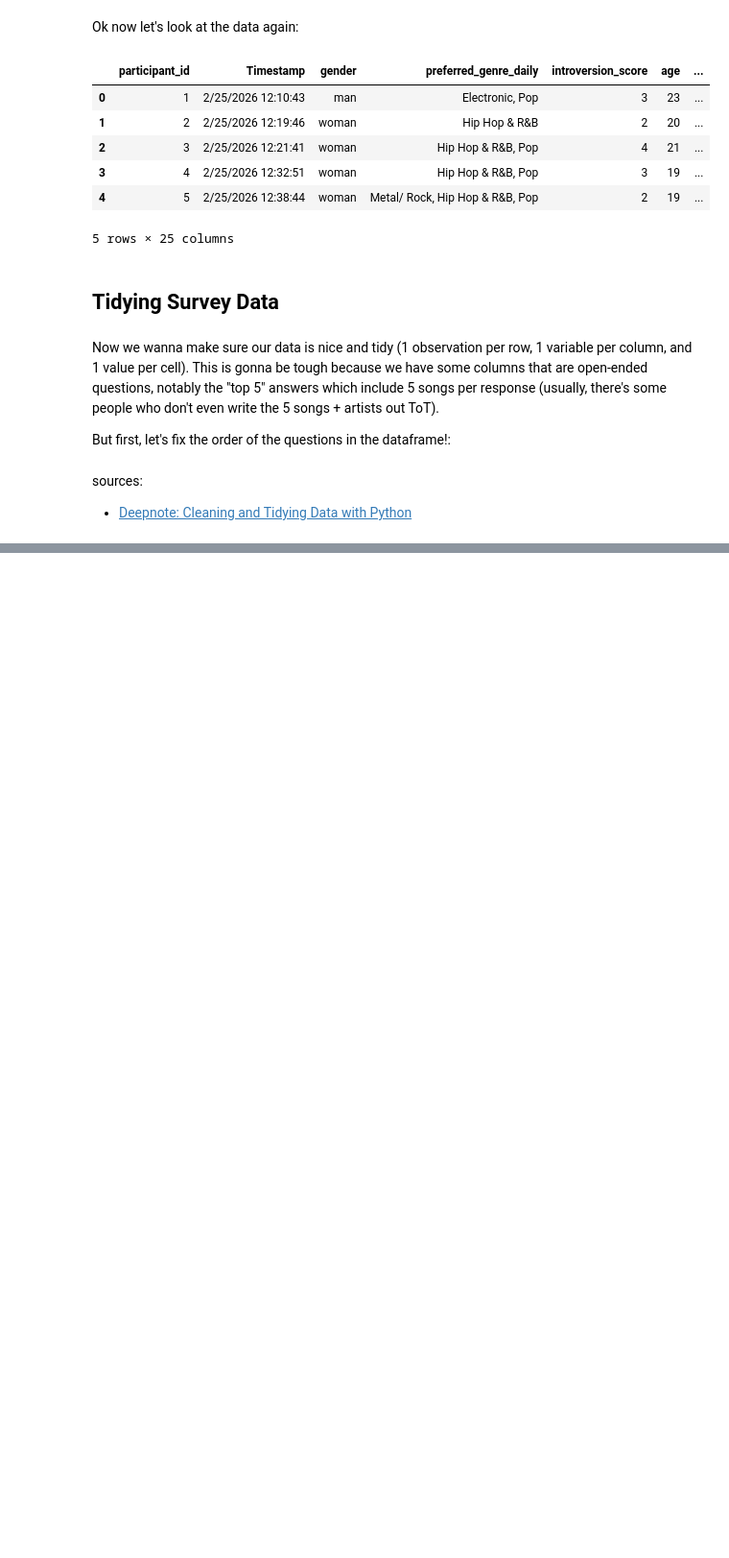
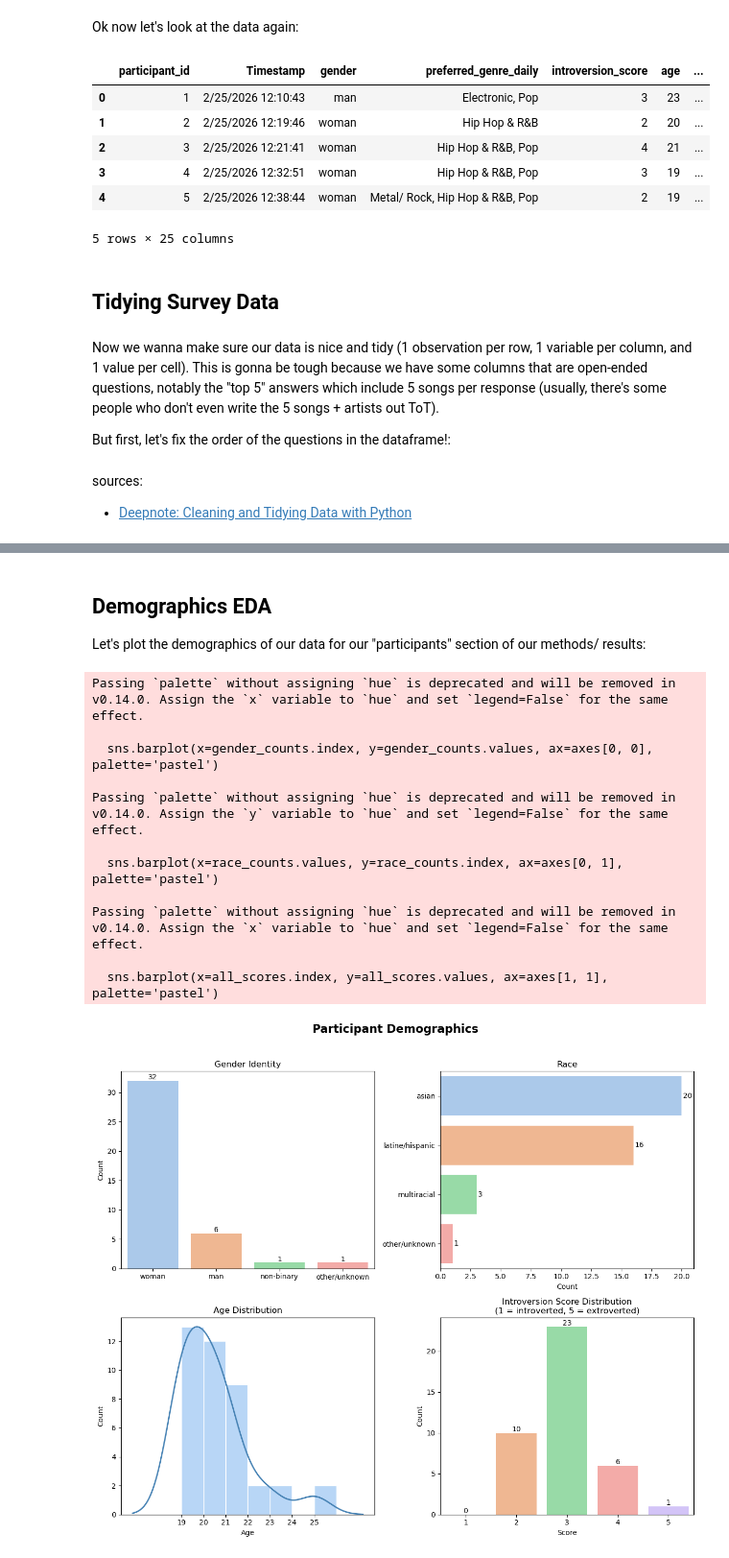
Before and after one commit to aranzahv4/music-motivation-survey-repo, a Jupyter notebook: notebooks/preparing_survey_data.ipynb, the cells around one changed output, grey strips where cells are left out. Shown at 96% size. Cells and saved outputs as stored; diff of their text form; code cells hidden in the pictures; blank space fills up the shorter version.

Commit message:
some EDA
- demographics
- music genre counts

```diff
--- a/notebooks/preparing_survey_data.ipynb
+++ b/notebooks/preparing_survey_data.ipynb
@@ -328,7 +328,7 @@ for gender in survey_clean_df['gender']:
     elif 'genderfluid' in gender or 'non-binary' in gender or 'they/them' in gender:
         survey_clean_df['gender'] = survey_clean_df['gender'].replace(gender, 'non-binary')
     elif 'straight' in gender:
-        survey_clean_df['gender'] = survey_clean_df['gender'].replace(gender, 'other/unclear')
+        survey_clean_df['gender'] = survey_clean_df['gender'].replace(gender, 'other/unknown')
 
 # let's check the unique values again to make sure they are standardized:
 survey_clean_df['gender'].unique()
@@ -631,0 +748,70 @@ sources:
+# %% [markdown]
+## Demographics EDA
+Let's plot the demographics of our data for our "participants" section of our methods/ results:
+# %%
+#first let's do an age distribution plot to see the age distribution of our participants:
+
+fig, axes = plt.subplots(2, 2, figsize=(12, 10))
+fig.suptitle('Participant Demographics', fontsize=16, fontweight='bold', y=1.02)
+
+palette = sns.color_palette('pastel')
+
+# 1) Gender → bar chart
+gender_counts = survey_clean_df['gender'].value_counts()
+sns.barplot(x=gender_counts.index, y=gender_counts.values, ax=axes[0, 0], palette='pastel')
+axes[0, 0].set_title('Gender Identity')
+axes[0, 0].set_xlabel('')
+axes[0, 0].set_ylabel('Count')
+for i, v in enumerate(gender_counts.values):
+    axes[0, 0].text(i, v + 0.2, str(v), ha='center')
+
+# 2) Race/Ethnicity
+race_counts = survey_clean_df['race_ethnicity'].value_counts()
+sns.barplot(x=race_counts.values, y=race_counts.index, ax=axes[0, 1], palette='pastel')
+axes[0, 1].set_title('Race')
+axes[0, 1].set_xlabel('Count')
+axes[0, 1].set_ylabel('')
+for i, v in enumerate(race_counts.values):
+    axes[0, 1].text(v + 0.1, i, str(v), va='center')
+
+# 3) Age distribution + KDE line
+ax_age = axes[1, 0]
+sns.histplot(survey_clean_df['age'], bins=range(19, 27), ax=ax_age, color=palette[0], edgecolor='white', stat='count')
+ax_age.set_title('Age Distribution')
+ax_age.set_xlabel('Age')
+ax_age.set_ylabel('Count')
+ax_age.set_xticks(range(19, 26))
+
+# overlay a smooth KDE line scaled to counts
+ax_kde = ax_age.twinx()
+sns.kdeplot(survey_clean_df['age'], ax=ax_kde, color='steelblue', linewidth=2)
+ax_kde.set_ylabel('')
+ax_kde.set_yticks([])  # hide right y-axis ticks, line is just visual
+
+# 4) Introversion score — fix x-axis to include 1
+intro_counts = survey_clean_df['introversion_score'].value_counts().sort_index()
+all_scores = pd.Series(0, index=range(1, 6))
+all_scores.update(intro_counts)
+sns.barplot(x=all_scores.index, y=all_scores.values, ax=axes[1, 1], palette='pastel')
+axes[1, 1].set_title('Introversion Score Distribution\n(1 = introverted, 5 = extroverted)')
+axes[1, 1].set_xlabel('Score')
+axes[1, 1].set_ylabel('Count')
+for i, v in enumerate(all_scores.values):
+    axes[1, 1].text(i, v + 0.2, str(v), ha='center')
+
+plt.tight_layout()
+plt.savefig('../figures/demographics/demographics_overview.png', dpi=150, bbox_inches='tight')
+plt.show()
+# %% [output]
+Passing `palette` without assigning `hue` is deprecated and will be removed in v0.14.0. Assign the `x` variable to `hue` and set `legend=False` for the same effect.
+
+  sns.barplot(x=gender_counts.index, y=gender_counts.values, ax=axes[0, 0], palette='pastel')
+
+Passing `palette` without assigning `hue` is deprecated and will be removed in v0.14.0. Assign the `y` variable to `hue` and set `legend=False` for the same effect.
+
+  sns.barplot(x=race_counts.values, y=race_counts.index, ax=axes[0, 1], palette='pastel')
+
+Passing `palette` without assigning `hue` is deprecated and will be removed in v0.14.0. Assign the `x` variable to `hue` and set `legend=False` for the same effect.
+
+  sns.barplot(x=all_scores.index, y=all_scores.values, ax=axes[1, 1], palette='pastel')
+[figure, added]
```
Also changed, not shown: parts of 13 cells of this notebook, 4 other files.
